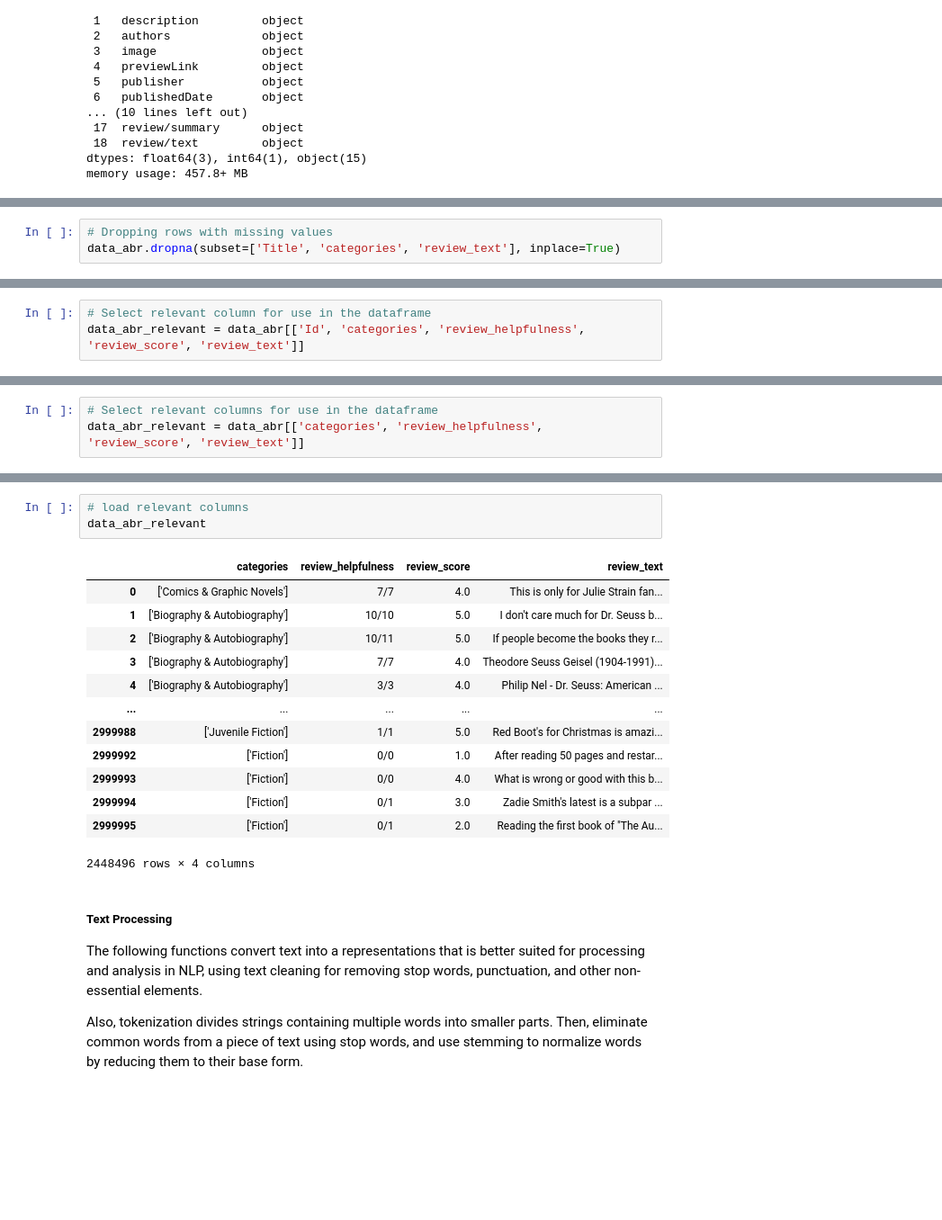
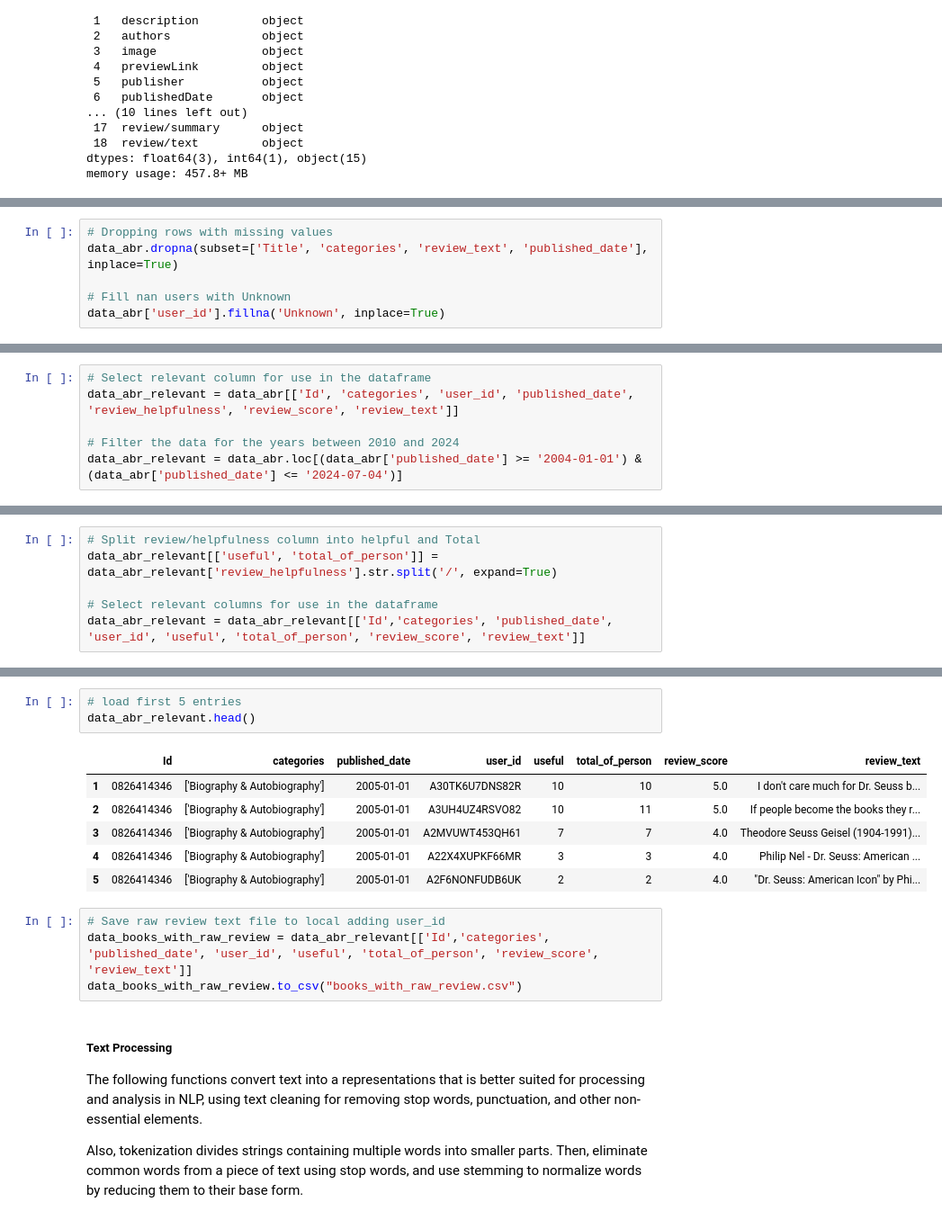
Before and after one commit to AML-2304-NaturalLanguageProcessing/AmazonBooksRecommendation, a Jupyter notebook: notebooks/amazon-book-recommendation-emotion-analysis.ipynb, the cells around one changed output, grey strips where cells are left out. Shown at 90% size. Saved outputs shown, nothing was run; the diff lists cells and outputs as text; blank space fills up the shorter version.

```diff
--- a/notebooks/amazon-book-recommendation-emotion-analysis.ipynb
+++ b/notebooks/amazon-book-recommendation-emotion-analysis.ipynb
@@ -126,3 +152,6 @@ data_abr.describe(include='all')
 # %%
 # Dropping rows with missing values
-data_abr.dropna(subset=['Title', 'categories', 'review_text'], inplace=True)
+data_abr.dropna(subset=['Title', 'categories', 'review_text', 'published_date'], inplace=True)
+
+# Fill nan users with Unknown
+data_abr['user_id'].fillna('Unknown', inplace=True)
@@ -140,3 +170,6 @@ dtype: int64
 # %%
 # Select relevant column for use in the dataframe
-data_abr_relevant = data_abr[['Id', 'categories', 'review_helpfulness', 'review_score', 'review_text']]
+data_abr_relevant = data_abr[['Id', 'categories', 'user_id', 'published_date', 'review_helpfulness', 'review_score', 'review_text']]
+
+# Filter the data for the years between 2010 and 2024
+data_abr_relevant = data_abr.loc[(data_abr['published_date'] >= '2004-01-01') & (data_abr['published_date'] <= '2024-07-04')]
@@ -167,4 +200,7 @@ True      673848
 Name: review_text, dtype: int64
-# %%
-# Select relevant columns for use in the dataframe
-data_abr_relevant = data_abr[['categories', 'review_helpfulness', 'review_score', 'review_text']]
+# %%
+# Split review/helpfulness column into helpful and Total
+data_abr_relevant[['useful', 'total_of_person']] = data_abr_relevant['review_helpfulness'].str.split('/', expand=True)
+
+# Select relevant columns for use in the dataframe
+data_abr_relevant = data_abr_relevant[['Id','categories', 'published_date', 'user_id', 'useful', 'total_of_person', 'review_score', 'review_text']]
@@ -171,20 +218,17 @@ data_abr_relevant = data_abr[['categories', 'review_helpfulness', 'review_score'
 # %%
-# load relevant columns
-data_abr_relevant
+# load first 5 entries
+data_abr_relevant.head()
 # %% [output]
-|  | categories | review_helpfulness | review_score | review_text |
-| 0 | ['Comics & Graphic Novels'] | 7/7 | 4.0 | This is only for Julie Strain fan... |
-| 1 | ['Biography & Autobiography'] | 10/10 | 5.0 | I don't care much for Dr. Seuss b... |
-| 2 | ['Biography & Autobiography'] | 10/11 | 5.0 | If people become the books they r... |
-| 3 | ['Biography & Autobiography'] | 7/7 | 4.0 | Theodore Seuss Geisel (1904-1991)... |
-| 4 | ['Biography & Autobiography'] | 3/3 | 4.0 | Philip Nel - Dr. Seuss: American ... |
-| ... | ... | ... | ... | ... |
-| 2999988 | ['Juvenile Fiction'] | 1/1 | 5.0 | Red Boot's for Christmas is amazi... |
-| 2999992 | ['Fiction'] | 0/0 | 1.0 | After reading 50 pages and restar... |
-| 2999993 | ['Fiction'] | 0/0 | 4.0 | What is wrong or good with this b... |
-| 2999994 | ['Fiction'] | 0/1 | 3.0 | Zadie Smith's latest is a subpar ... |
-| 2999995 | ['Fiction'] | 0/1 | 2.0 | Reading the first book of "The Au... |
+|  | Id | categories | published_date | user_id | useful | total_of_person | review_score | review_text |
+| 1 | 0826414346 | ['Biography & Autobiography'] | 2005-01-01 | A30TK6U7DNS82R | 10 | 10 | 5.0 | I don't care much for Dr. Seuss b... |
+| 2 | 0826414346 | ['Biography & Autobiography'] | 2005-01-01 | A3UH4UZ4RSVO82 | 10 | 11 | 5.0 | If people become the books they r... |
+| 3 | 0826414346 | ['Biography & Autobiography'] | 2005-01-01 | A2MVUWT453QH61 | 7 | 7 | 4.0 | Theodore Seuss Geisel (1904-1991)... |
+| 4 | 0826414346 | ['Biography & Autobiography'] | 2005-01-01 | A22X4XUPKF66MR | 3 | 3 | 4.0 | Philip Nel - Dr. Seuss: American ... |
+| 5 | 0826414346 | ['Biography & Autobiography'] | 2005-01-01 | A2F6NONFUDB6UK | 2 | 2 | 4.0 | "Dr. Seuss: American Icon" by Phi... |
-2448496 rows × 4 columns
+# %%
+# Save raw review text file to local adding user_id
+data_books_with_raw_review = data_abr_relevant[['Id','categories', 'published_date', 'user_id', 'useful', 'total_of_person', 'review_score', 'review_text']]
+data_books_with_raw_review.to_csv("books_with_raw_review.csv")
 # %% [markdown]
 ##### Text Processing
 
```
Also changed, not shown: parts of 16 cells of this notebook.
